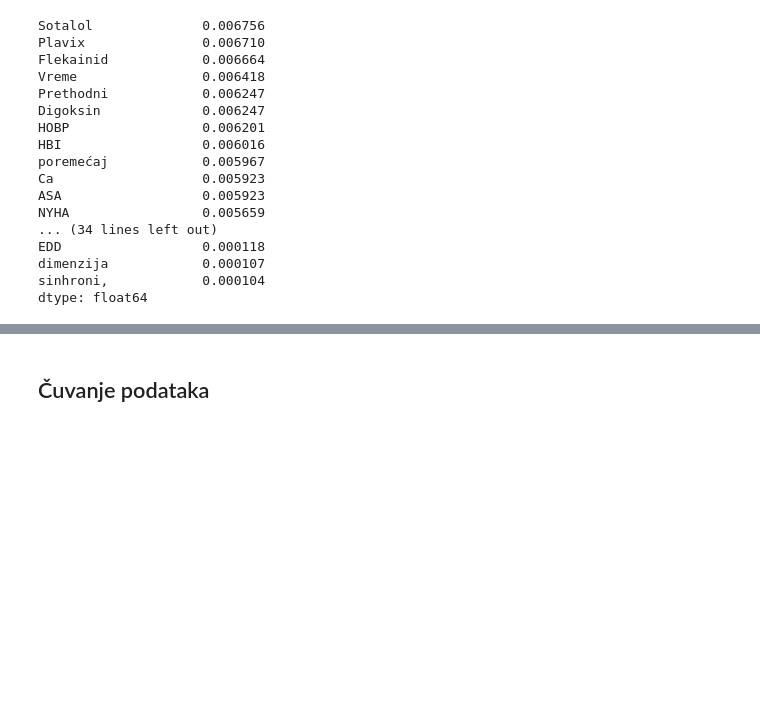
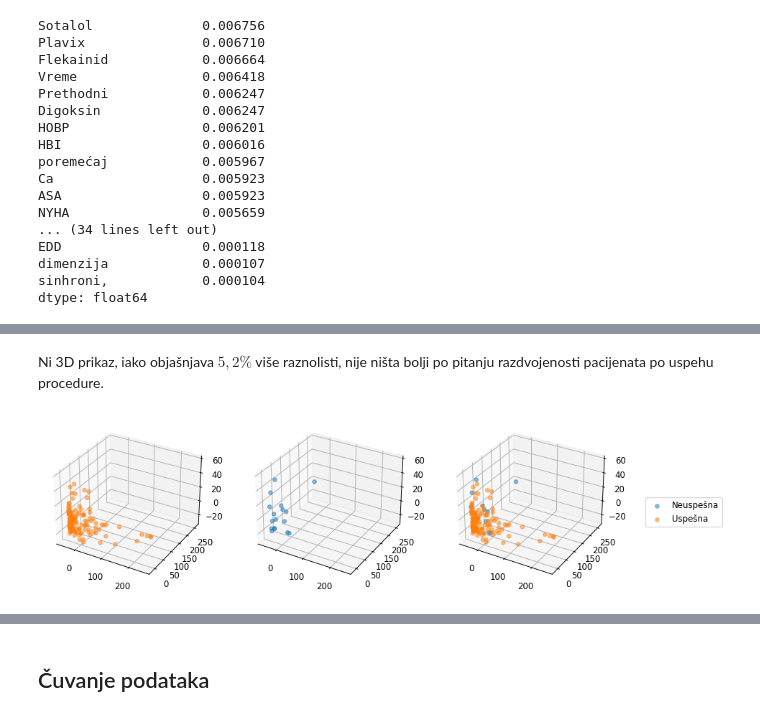
Before and after one commit to matfija/Elektrokonverzija, a Jupyter notebook: elektropriprema.ipynb, the cells around one changed output, grey strips where cells are left out. Cells and saved outputs as stored; diff of their text form; code cells hidden in the pictures; blank space fills up the shorter version.

```diff
--- a/elektropriprema.ipynb
+++ b/elektropriprema.ipynb
@@ -554,0 +659,39 @@ dtype: float64
+# %% [markdown]
+Ni 3D prikaz, iako objašnjava $5,2\%$ više raznolisti, nije ništa bolji po pitanju razdvojenosti pacijenata po uspehu procedure.
+# %%
+from mpl_toolkits.mplot3d import Axes3D
+
+fig = plt.figure(figsize=(12, 3))
+
+for i in range(131, 134):
+    ax = fig.add_subplot(i, projection='3d')
+
+    if i != 131:
+        ax.scatter(df_pca[~uspeh].iloc[:, 0],
+                   df_pca[~uspeh].iloc[:, 1],
+                   df_pca[~uspeh].iloc[:, 2],
+                   color='tab:blue', alpha=.5,
+                   label='Neuspešna')
+
+    if i != 132:
+        ax.scatter(df_pca[uspeh].iloc[:, 0],
+                   df_pca[uspeh].iloc[:, 1],
+                   df_pca[uspeh].iloc[:, 2],
+                   color='tab:orange', alpha=.5,
+                   label='Uspešna')
+
+    if i == 133:
+        x = ax.get_xlim3d()
+        y = ax.get_ylim3d()
+        z = ax.get_zlim3d()
+
+for ax in fig.get_axes():
+    ax.set_xlim3d(x)
+    ax.set_ylim3d(y)
+    ax.set_zlim3d(z)
+
+plt.legend(loc=(1.2, 0.35))
+plt.tight_layout()
+plt.show()
+# %% [output]
+[figure, added]
```
Also changed, not shown: parts of 19 cells of this notebook.
